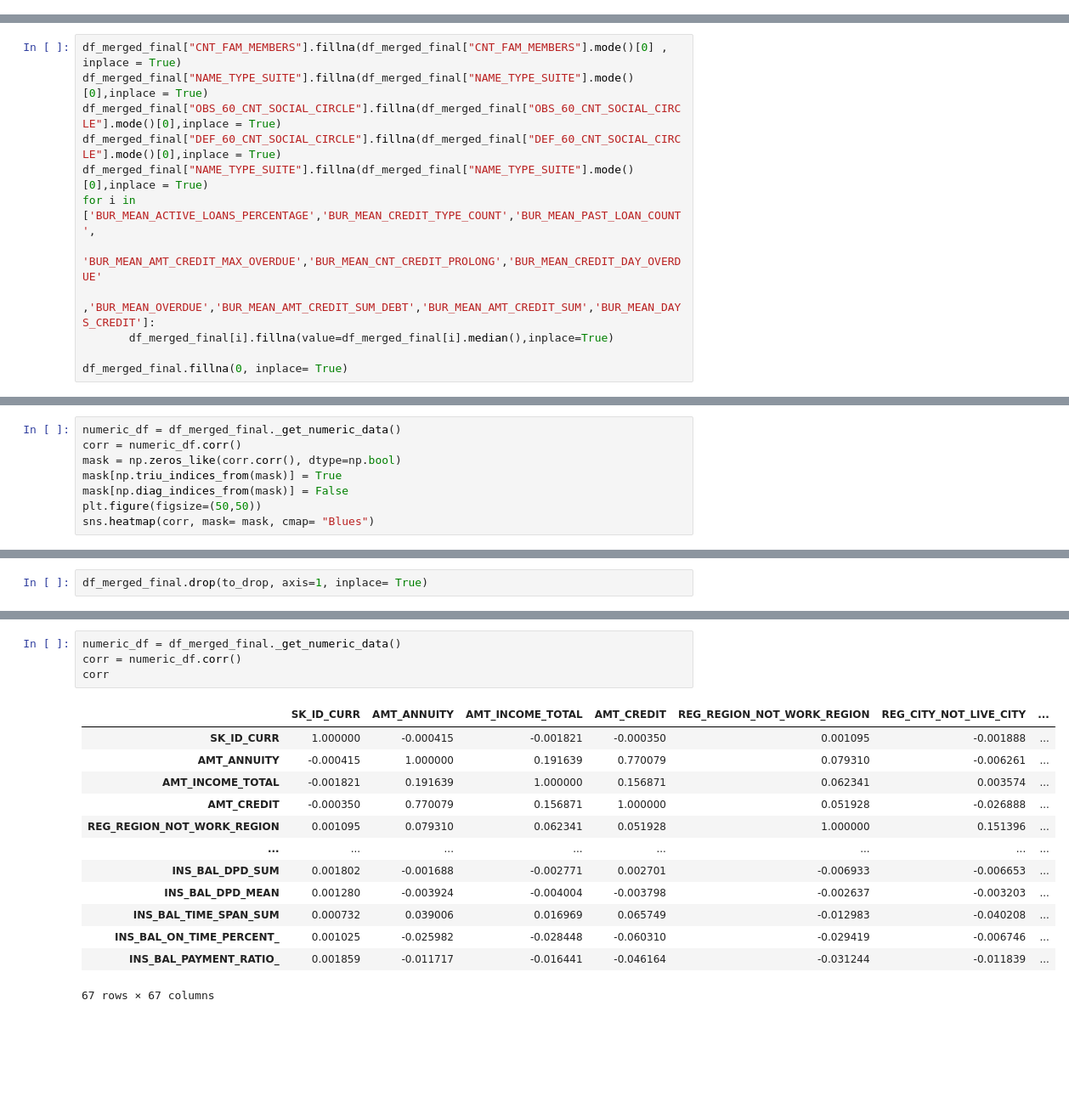
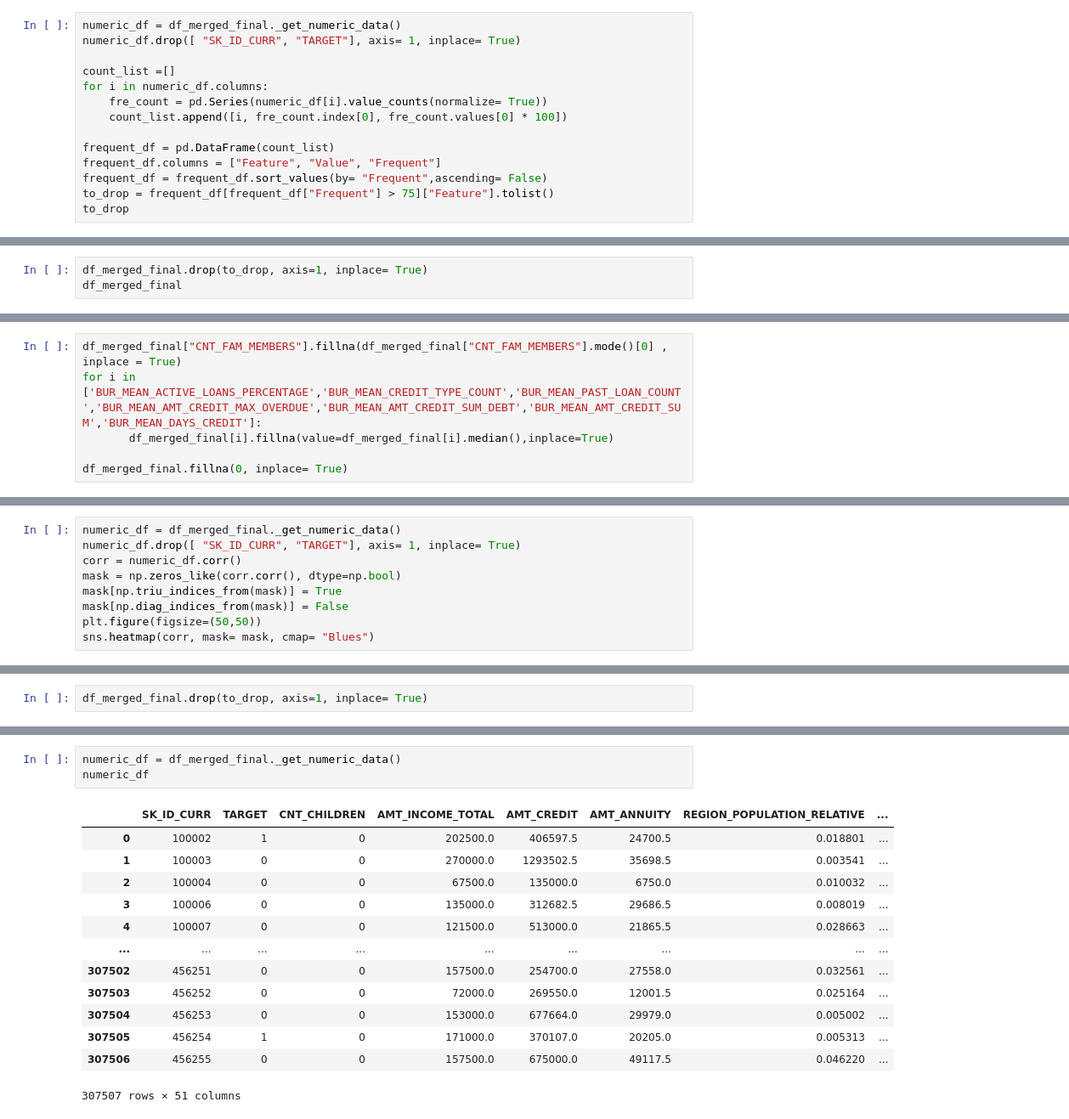
Before and after one commit to DucNgMinh/Data_Preparation_Project_Group_6, a Jupyter notebook: Feature Selection.ipynb, the cells around one changed output, grey strips where cells are left out. Shown at 85% size. Drawn from its saved outputs; the diff is of its cells as text; blank space fills up the shorter version.

```diff
--- a/Feature Selection.ipynb
+++ b/Feature Selection.ipynb
@@ -191,0 +194,14 @@ sns.barplot(x=  null_df["Percentage"] , y= null_df["Feature"] )
+# %%
+numeric_df = df_merged_final._get_numeric_data()
+numeric_df.drop([ "SK_ID_CURR", "TARGET"], axis= 1, inplace= True)
+
+count_list =[]
+for i in numeric_df.columns:
+    fre_count = pd.Series(numeric_df[i].value_counts(normalize= True))
+    count_list.append([i, fre_count.index[0], fre_count.values[0] * 100])
+
+frequent_df = pd.DataFrame(count_list)
+frequent_df.columns = ["Feature", "Value", "Frequent"]
+frequent_df = frequent_df.sort_values(by= "Frequent",ascending= False)
+to_drop = frequent_df[frequent_df["Frequent"] > 75]["Feature"].tolist()
+to_drop
@@ -191,0 +224,3 @@ sns.barplot(x=  null_df["Percentage"] , y= null_df["Feature"] )
+# %%
+df_merged_final.drop(to_drop, axis=1, inplace= True)
+df_merged_final
@@ -192,12 +241,6 @@ sns.barplot(x=  null_df["Percentage"] , y= null_df["Feature"] )
 # %%
 df_merged_final["CNT_FAM_MEMBERS"].fillna(df_merged_final["CNT_FAM_MEMBERS"].mode()[0] , inplace = True)
-df_merged_final["NAME_TYPE_SUITE"].fillna(df_merged_final["NAME_TYPE_SUITE"].mode()[0],inplace = True)
-df_merged_final["OBS_60_CNT_SOCIAL_CIRCLE"].fillna(df_merged_final["OBS_60_CNT_SOCIAL_CIRCLE"].mode()[0],inplace = True)
-df_merged_final["DEF_60_CNT_SOCIAL_CIRCLE"].fillna(df_merged_final["DEF_60_CNT_SOCIAL_CIRCLE"].mode()[0],inplace = True)
-df_merged_final["NAME_TYPE_SUITE"].fillna(df_merged_final["NAME_TYPE_SUITE"].mode()[0],inplace = True)
-for i in ['BUR_MEAN_ACTIVE_LOANS_PERCENTAGE','BUR_MEAN_CREDIT_TYPE_COUNT','BUR_MEAN_PAST_LOAN_COUNT',
-          'BUR_MEAN_AMT_CREDIT_MAX_OVERDUE','BUR_MEAN_CNT_CREDIT_PROLONG','BUR_MEAN_CREDIT_DAY_OVERDUE'
-         ,'BUR_MEAN_OVERDUE','BUR_MEAN_AMT_CREDIT_SUM_DEBT','BUR_MEAN_AMT_CREDIT_SUM','BUR_MEAN_DAYS_CREDIT']:
+for i in ['BUR_MEAN_ACTIVE_LOANS_PERCENTAGE','BUR_MEAN_CREDIT_TYPE_COUNT','BUR_MEAN_PAST_LOAN_COUNT','BUR_MEAN_AMT_CREDIT_MAX_OVERDUE','BUR_MEAN_AMT_CREDIT_SUM_DEBT','BUR_MEAN_AMT_CREDIT_SUM','BUR_MEAN_DAYS_CREDIT']:
        df_merged_final[i].fillna(value=df_merged_final[i].median(),inplace=True)
 
 df_merged_final.fillna(0, inplace= True)
@@ -208,6 +251,7 @@ null_df
 |  | Feature | Percentage |
 # %%
 numeric_df = df_merged_final._get_numeric_data()
+numeric_df.drop([ "SK_ID_CURR", "TARGET"], axis= 1, inplace= True)
 corr = numeric_df.corr()
 mask = np.zeros_like(corr.corr(), dtype=np.bool)
 mask[np.triu_indices_from(mask)] = True
@@ -260,18 +340,17 @@ df_merged_final.drop(to_drop, axis=1, inplace= True)
 # %%
 numeric_df = df_merged_final._get_numeric_data()
-corr = numeric_df.corr()
-corr
+numeric_df
 # %% [output]
-|  | SK_ID_CURR | AMT_ANNUITY | AMT_INCOME_TOTAL | AMT_CREDIT | REG_REGION_NOT_WORK_REGION | REG_CITY_NOT_LIVE_CITY | ... |
-| SK_ID_CURR | 1.000000 | -0.000415 | -0.001821 | -0.000350 | 0.001095 | -0.001888 | ... |
-| AMT_ANNUITY | -0.000415 | 1.000000 | 0.191639 | 0.770079 | 0.079310 | -0.006261 | ... |
-| AMT_INCOME_TOTAL | -0.001821 | 0.191639 | 1.000000 | 0.156871 | 0.062341 | 0.003574 | ... |
-| AMT_CREDIT | -0.000350 | 0.770079 | 0.156871 | 1.000000 | 0.051928 | -0.026888 | ... |
-| REG_REGION_NOT_WORK_REGION | 0.001095 | 0.079310 | 0.062341 | 0.051928 | 1.000000 | 0.151396 | ... |
-| ... | ... | ... | ... | ... | ... | ... | ... |
-| INS_BAL_DPD_SUM | 0.001802 | -0.001688 | -0.002771 | 0.002701 | -0.006933 | -0.006653 | ... |
-| INS_BAL_DPD_MEAN | 0.001280 | -0.003924 | -0.004004 | -0.003798 | -0.002637 | -0.003203 | ... |
-| INS_BAL_TIME_SPAN_SUM | 0.000732 | 0.039006 | 0.016969 | 0.065749 | -0.012983 | -0.040208 | ... |
-| INS_BAL_ON_TIME_PERCENT_ | 0.001025 | -0.025982 | -0.028448 | -0.060310 | -0.029419 | -0.006746 | ... |
-| INS_BAL_PAYMENT_RATIO_ | 0.001859 | -0.011717 | -0.016441 | -0.046164 | -0.031244 | -0.011839 | ... |
+|  | SK_ID_CURR | TARGET | CNT_CHILDREN | AMT_INCOME_TOTAL | AMT_CREDIT | AMT_ANNUITY | REGION_POPULATION_RELATIVE | ... |
+| 0 | 100002 | 1 | 0 | 202500.0 | 406597.5 | 24700.5 | 0.018801 | ... |
+| 1 | 100003 | 0 | 0 | 270000.0 | 1293502.5 | 35698.5 | 0.003541 | ... |
+| 2 | 100004 | 0 | 0 | 67500.0 | 135000.0 | 6750.0 | 0.010032 | ... |
+| 3 | 100006 | 0 | 0 | 135000.0 | 312682.5 | 29686.5 | 0.008019 | ... |
+| 4 | 100007 | 0 | 0 | 121500.0 | 513000.0 | 21865.5 | 0.028663 | ... |
+| ... | ... | ... | ... | ... | ... | ... | ... | ... |
+| 307502 | 456251 | 0 | 0 | 157500.0 | 254700.0 | 27558.0 | 0.032561 | ... |
+| 307503 | 456252 | 0 | 0 | 72000.0 | 269550.0 | 12001.5 | 0.025164 | ... |
+| 307504 | 456253 | 0 | 0 | 153000.0 | 677664.0 | 29979.0 | 0.005002 | ... |
+| 307505 | 456254 | 1 | 0 | 171000.0 | 370107.0 | 20205.0 | 0.005313 | ... |
+| 307506 | 456255 | 0 | 0 | 157500.0 | 675000.0 | 49117.5 | 0.046220 | ... |
-67 rows × 67 columns
+307507 rows × 51 columns
```
Also changed, not shown: parts of 30 cells of this notebook.
